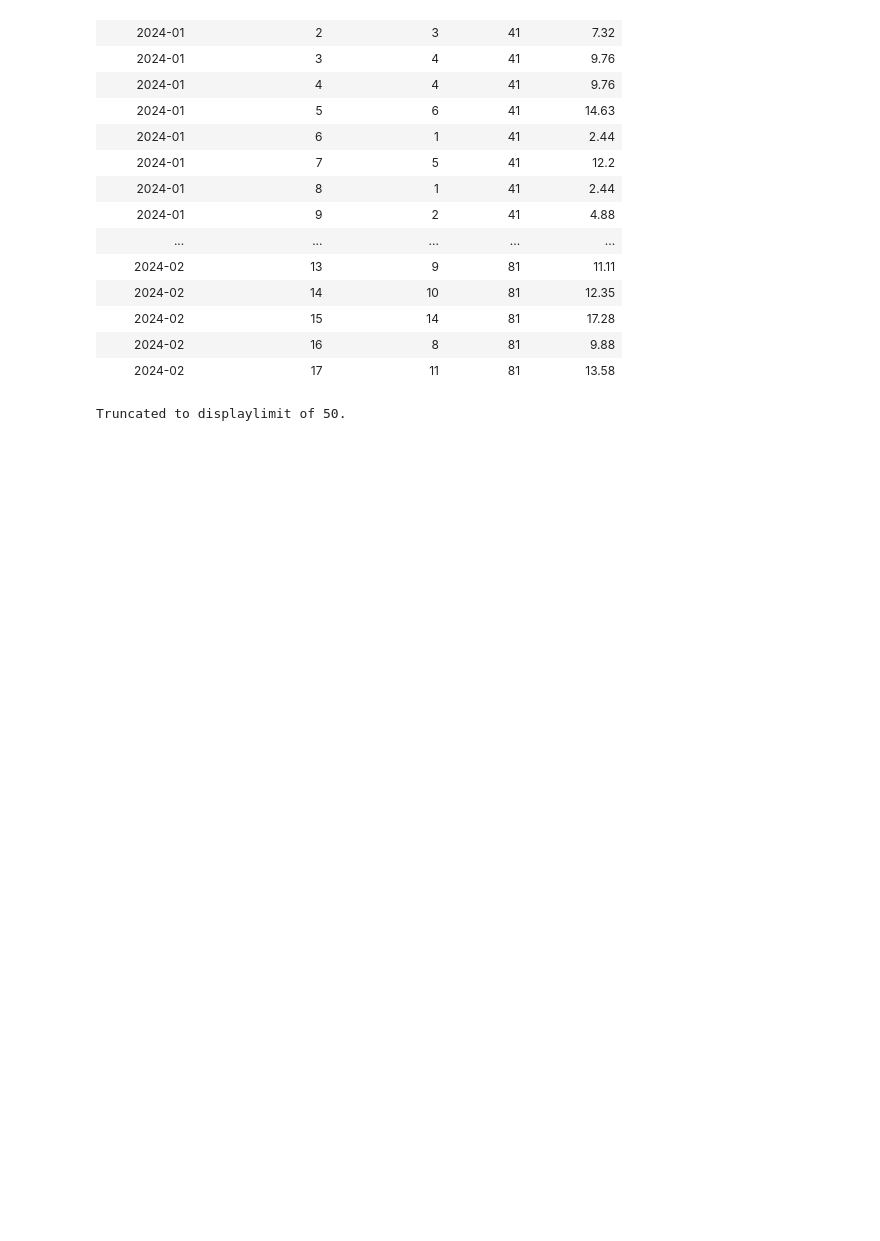
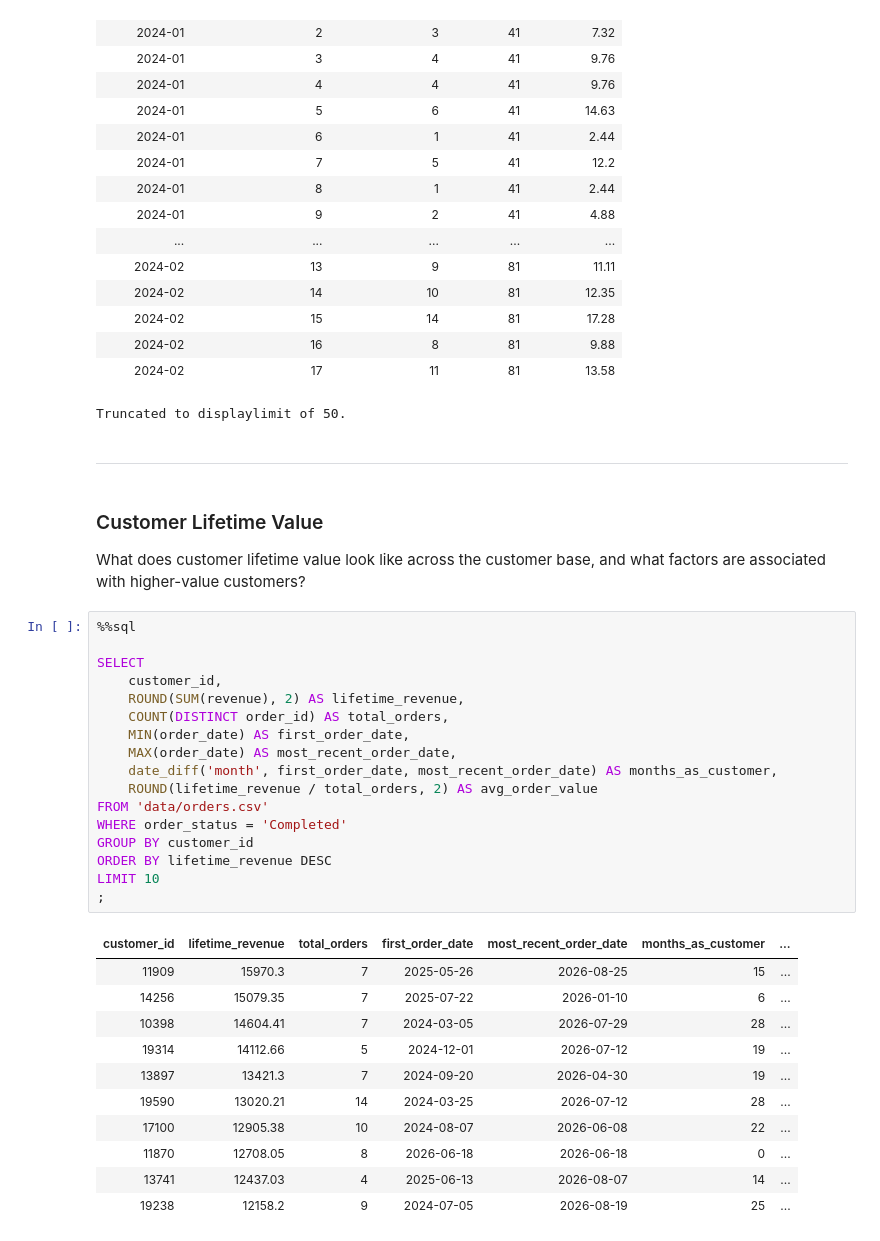
Before and after one commit to nlawee/sql_projects, a Jupyter notebook: Northstar Customer Analytics/analysis.ipynb, the cells around one changed output. Saved outputs shown, nothing was run; the diff lists cells and outputs as text; blank space fills up the shorter version.

```diff
--- a/Northstar Customer Analytics/analysis.ipynb
+++ b/Northstar Customer Analytics/analysis.ipynb
@@ -284,3 +284,38 @@ ORDER BY cr.cohort_month, cr.months_since_cohort
 | 2024-02 | 16 | 8 | 81 | 9.88 |
 | 2024-02 | 17 | 11 | 81 | 13.58 |
 Truncated to displaylimit of 50.
+# %% [markdown]
+-----
+# %% [markdown]
+### Customer Lifetime Value
+
+What does customer lifetime value look like across the customer base, and what factors are associated with higher-value customers?
+# %%
+%%sql
+
+SELECT
+    customer_id,
+    ROUND(SUM(revenue), 2) AS lifetime_revenue,
+    COUNT(DISTINCT order_id) AS total_orders,
+    MIN(order_date) AS first_order_date,
+    MAX(order_date) AS most_recent_order_date,
+    date_diff('month', first_order_date, most_recent_order_date) AS months_as_customer,
+    ROUND(lifetime_revenue / total_orders, 2) AS avg_order_value
+FROM 'data/orders.csv'
+WHERE order_status = 'Completed'
+GROUP BY customer_id
+ORDER BY lifetime_revenue DESC
+LIMIT 10
+;
+# %% [output]
+| customer_id | lifetime_revenue | total_orders | first_order_date | most_recent_order_date | months_as_customer | ... |
+| 11909 | 15970.3 | 7 | 2025-05-26 | 2026-08-25 | 15 | ... |
+| 14256 | 15079.35 | 7 | 2025-07-22 | 2026-01-10 | 6 | ... |
+| 10398 | 14604.41 | 7 | 2024-03-05 | 2026-07-29 | 28 | ... |
+| 19314 | 14112.66 | 5 | 2024-12-01 | 2026-07-12 | 19 | ... |
+| 13897 | 13421.3 | 7 | 2024-09-20 | 2026-04-30 | 19 | ... |
+| 19590 | 13020.21 | 14 | 2024-03-25 | 2026-07-12 | 28 | ... |
+| 17100 | 12905.38 | 10 | 2024-08-07 | 2026-06-08 | 22 | ... |
+| 11870 | 12708.05 | 8 | 2026-06-18 | 2026-06-18 | 0 | ... |
+| 13741 | 12437.03 | 4 | 2025-06-13 | 2026-08-07 | 14 | ... |
+| 19238 | 12158.2 | 9 | 2024-07-05 | 2026-08-19 | 25 | ... |
```
Also changed, not shown: parts of 11 cells of this notebook.
